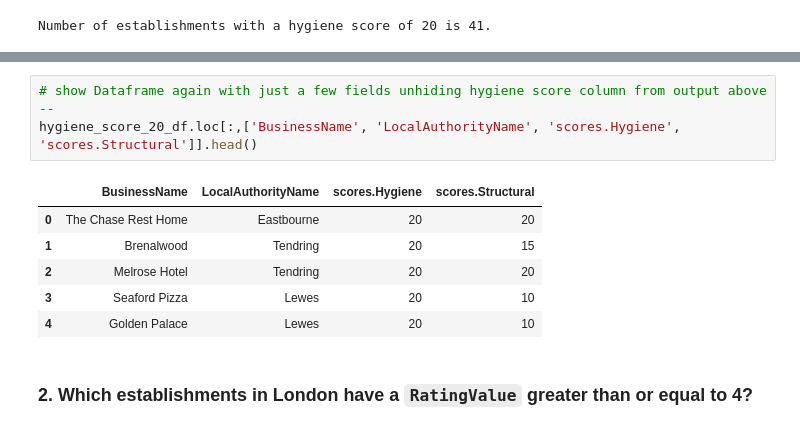
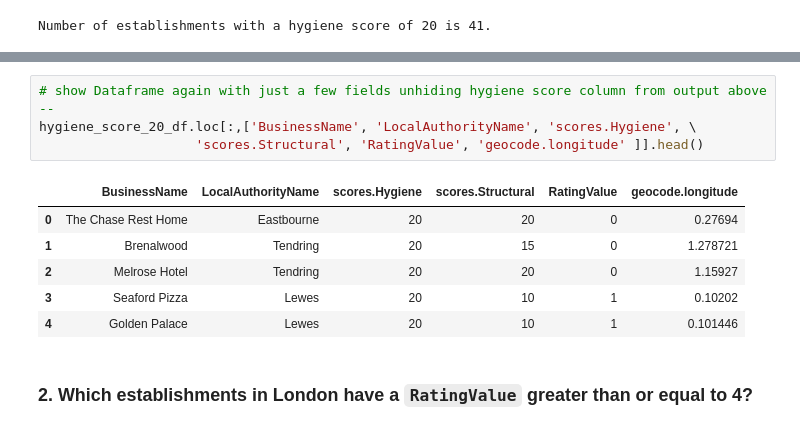
Before and after one commit to MattRind/nosql-challenge, a Jupyter notebook: NoSQL_analysis_starter.ipynb, the cells around one changed output, grey strips where cells are left out. Cells and saved outputs as stored; diff of their text form.

```diff
--- a/NoSQL_analysis_starter.ipynb
+++ b/NoSQL_analysis_starter.ipynb
@@ -88,14 +86,15 @@ The number of rows in the Pandas DataFrame showing establishments with a hygiene
 10 rows × 38 columns
 # %%
 # show Dataframe again with just a few fields unhiding hygiene score column from output above --
-hygiene_score_20_df.loc[:,['BusinessName', 'LocalAuthorityName', 'scores.Hygiene', 'scores.Structural']].head()
+hygiene_score_20_df.loc[:,['BusinessName', 'LocalAuthorityName', 'scores.Hygiene', \
+                    'scores.Structural', 'RatingValue', 'geocode.longitude' ]].head()
 # %% [output]
-|  | BusinessName | LocalAuthorityName | scores.Hygiene | scores.Structural |
-| 0 | The Chase Rest Home | Eastbourne | 20 | 20 |
-| 1 | Brenalwood | Tendring | 20 | 15 |
-| 2 | Melrose Hotel | Tendring | 20 | 20 |
-| 3 | Seaford Pizza | Lewes | 20 | 10 |
-| 4 | Golden Palace | Lewes | 20 | 10 |
+|  | BusinessName | LocalAuthorityName | scores.Hygiene | scores.Structural | RatingValue | geocode.longitude |
+| 0 | The Chase Rest Home | Eastbourne | 20 | 20 | 0 | 0.27694 |
+| 1 | Brenalwood | Tendring | 20 | 15 | 0 | 1.278721 |
+| 2 | Melrose Hotel | Tendring | 20 | 20 | 0 | 1.15927 |
+| 3 | Seaford Pizza | Lewes | 20 | 10 | 1 | 0.10202 |
+| 4 | Golden Palace | Lewes | 20 | 10 | 1 | 0.101446 |
 # %% [markdown]
 ### 2. Which establishments in London have a `RatingValue` greater than or equal to 4?
 # %%
```
Also changed, not shown: parts of 11 cells of this notebook.
